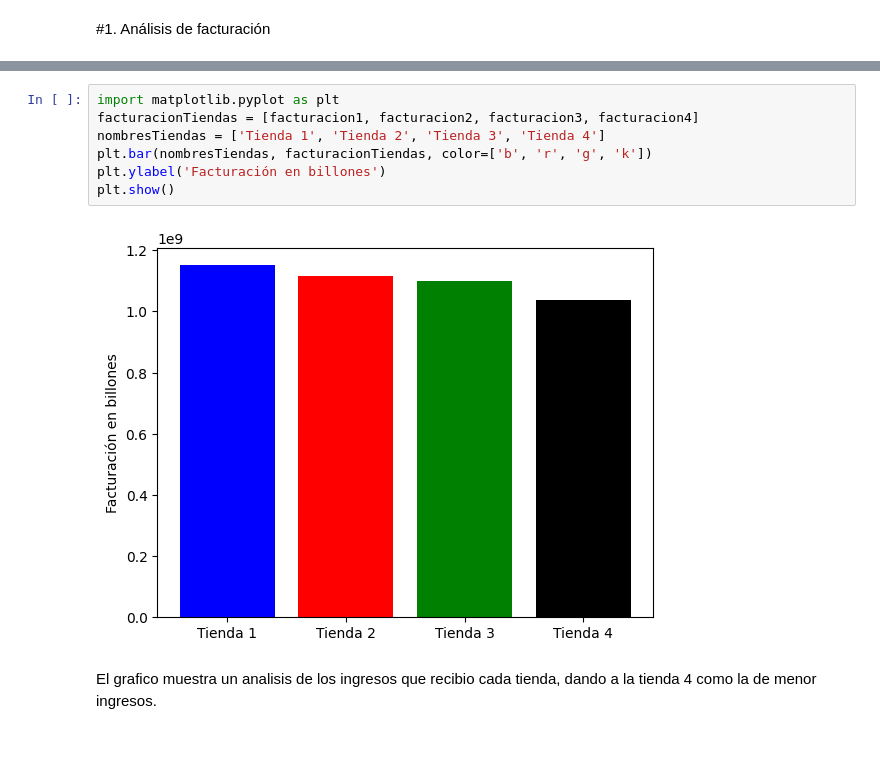
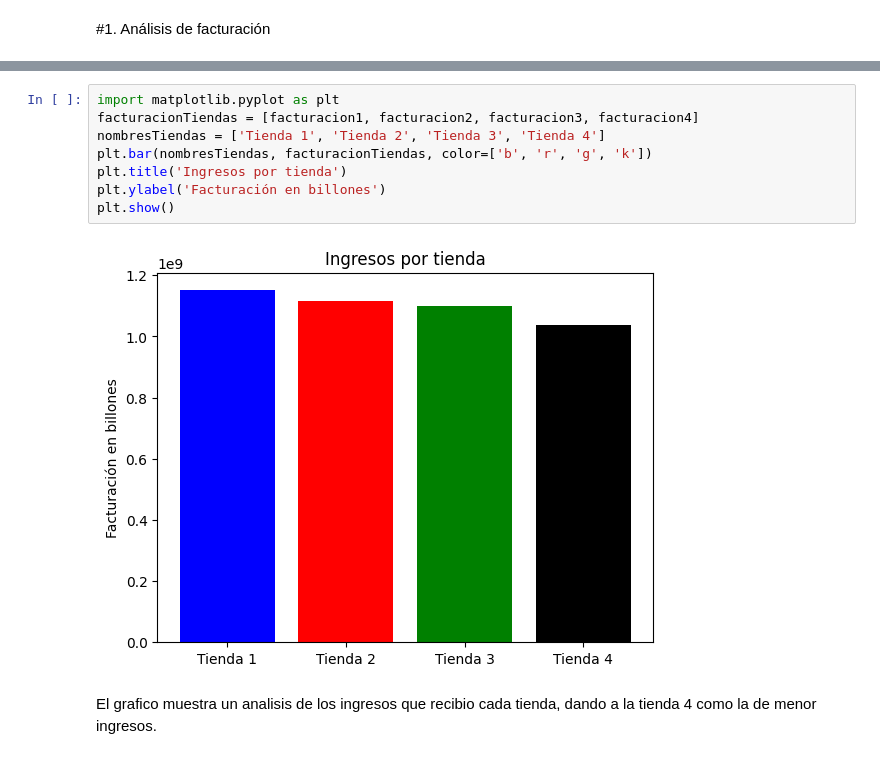
Before and after one commit to Nico-Palacios/challenge-alura-store, a Jupyter notebook: AluraStoreLatam.ipynb, the cells around one changed output, grey strips where cells are left out. Drawn from its saved outputs; the diff is of its cells as text.

```diff
--- a/AluraStoreLatam.ipynb
+++ b/AluraStoreLatam.ipynb
@@ -33,12 +40,13 @@ facturacion4 = sum(tienda4['Precio'])
 # %%
 import matplotlib.pyplot as plt
 facturacionTiendas = [facturacion1, facturacion2, facturacion3, facturacion4]
 nombresTiendas = ['Tienda 1', 'Tienda 2', 'Tienda 3', 'Tienda 4']
 plt.bar(nombresTiendas, facturacionTiendas, color=['b', 'r', 'g', 'k'])
+plt.title('Ingresos por tienda')
 plt.ylabel('Facturación en billones')
 plt.show()
 # %% [output]
-[figure, old version]
+[figure, new version]
 # %% [markdown]
 El grafico muestra un analisis de los ingresos que recibio cada tienda, dando a la tienda 4 como la de menor ingresos.
 # %% [markdown]
```
Also changed, not shown: parts of 12 cells of this notebook.
